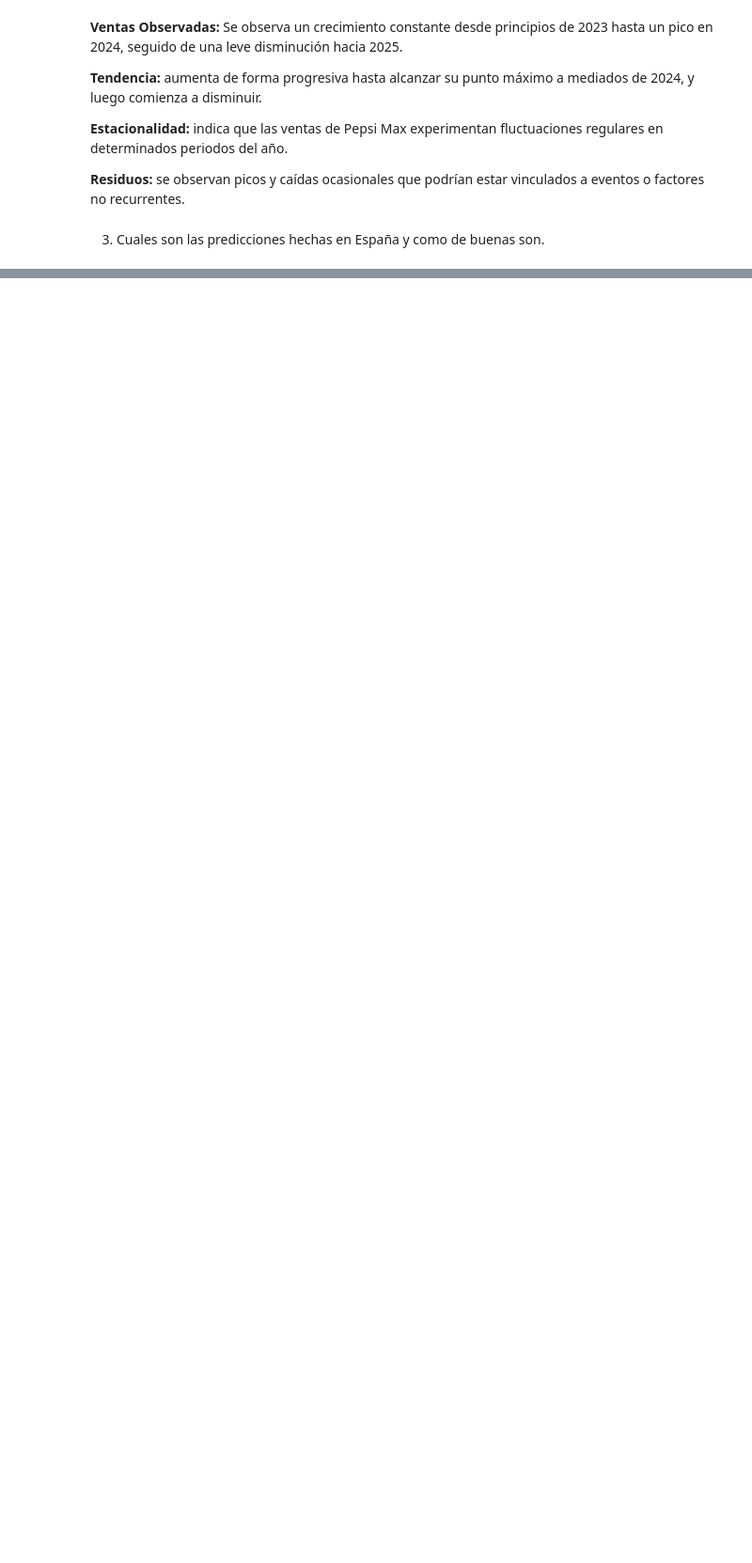
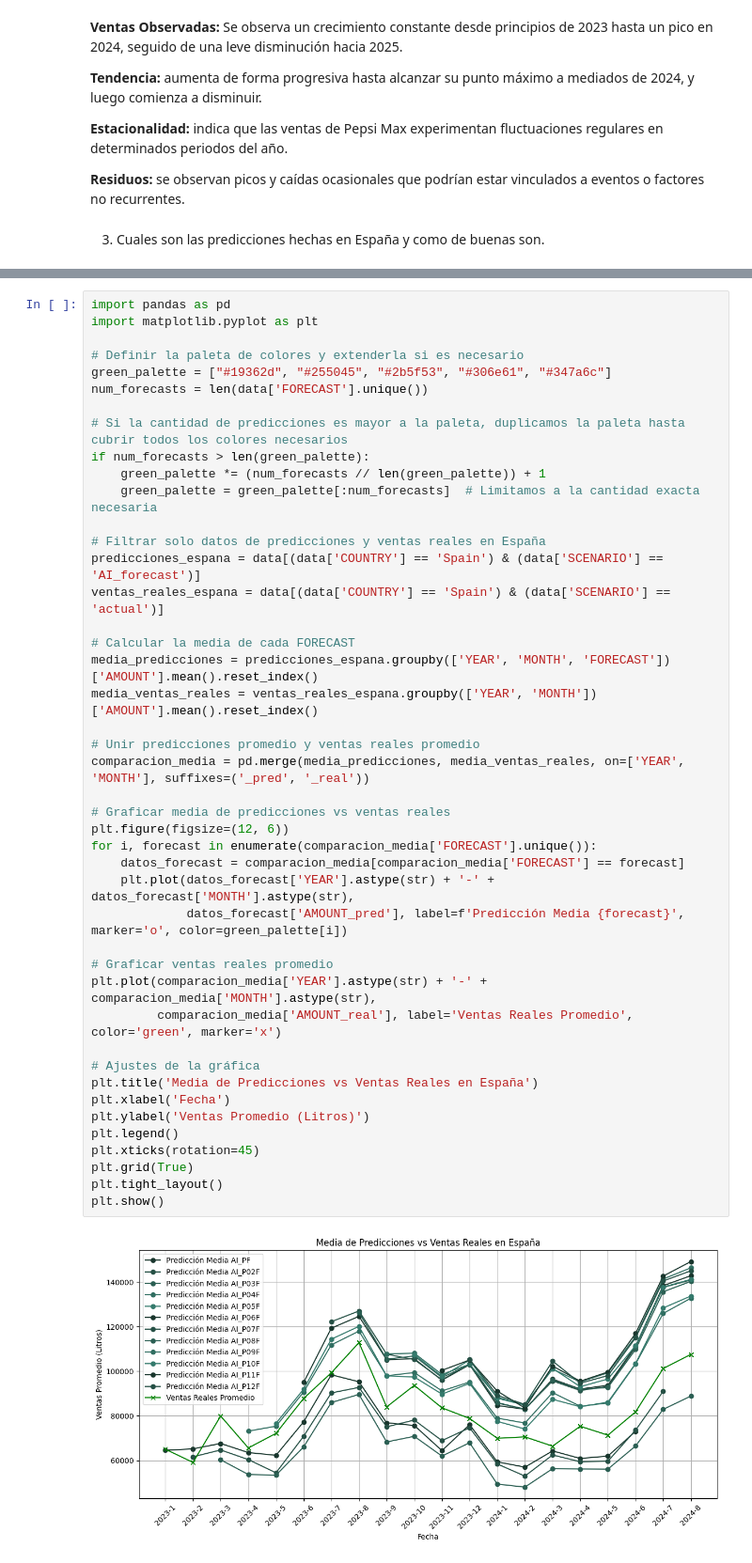
Before and after one commit to JaimeTorio/UFV_Visualizacion, a Jupyter notebook: Ejercicios de clase/ Clase2b.ipynb, the cells around one changed output, grey strips where cells are left out. Shown: that part at 94% size. Saved outputs shown, nothing was run; the diff lists cells and outputs as text; blank space fills up the shorter version.

```diff
--- a/Ejercicios de clase/ Clase2b.ipynb
+++ b/Ejercicios de clase/ Clase2b.ipynb
@@ -373,0 +342,46 @@ plt.show()
+# %%
+import pandas as pd
+import matplotlib.pyplot as plt
+
+# Definir la paleta de colores y extenderla si es necesario
+green_palette = ["#19362d", "#255045", "#2b5f53", "#306e61", "#347a6c"]
+num_forecasts = len(data['FORECAST'].unique())
+
+# Si la cantidad de predicciones es mayor a la paleta, duplicamos la paleta hasta cubrir todos los colores necesarios
+if num_forecasts > len(green_palette):
+    green_palette *= (num_forecasts // len(green_palette)) + 1
+    green_palette = green_palette[:num_forecasts]  # Limitamos a la cantidad exacta necesaria
+
+# Filtrar solo datos de predicciones y ventas reales en España
+predicciones_espana = data[(data['COUNTRY'] == 'Spain') & (data['SCENARIO'] == 'AI_forecast')]
+ventas_reales_espana = data[(data['COUNTRY'] == 'Spain') & (data['SCENARIO'] == 'actual')]
+
+# Calcular la media de cada FORECAST
+media_predicciones = predicciones_espana.groupby(['YEAR', 'MONTH', 'FORECAST'])['AMOUNT'].mean().reset_index()
+media_ventas_reales = ventas_reales_espana.groupby(['YEAR', 'MONTH'])['AMOUNT'].mean().reset_index()
+
+# Unir predicciones promedio y ventas reales promedio
+comparacion_media = pd.merge(media_predicciones, media_ventas_reales, on=['YEAR', 'MONTH'], suffixes=('_pred', '_real'))
+
+# Graficar media de predicciones vs ventas reales
+plt.figure(figsize=(12, 6))
+for i, forecast in enumerate(comparacion_media['FORECAST'].unique()):
+    datos_forecast = comparacion_media[comparacion_media['FORECAST'] == forecast]
+    plt.plot(datos_forecast['YEAR'].astype(str) + '-' + datos_forecast['MONTH'].astype(str),
+             datos_forecast['AMOUNT_pred'], label=f'Predicción Media {forecast}', marker='o', color=green_palette[i])
+
+# Graficar ventas reales promedio
+plt.plot(comparacion_media['YEAR'].astype(str) + '-' + comparacion_media['MONTH'].astype(str),
+         comparacion_media['AMOUNT_real'], label='Ventas Reales Promedio', color='green', marker='x')
+
+# Ajustes de la gráfica
+plt.title('Media de Predicciones vs Ventas Reales en España')
+plt.xlabel('Fecha')
+plt.ylabel('Ventas Promedio (Litros)')
+plt.legend()
+plt.xticks(rotation=45)
+plt.grid(True)
+plt.tight_layout()
+plt.show()
+# %% [output]
+[figure, added]
```
Also changed, not shown: parts of 1 cell of this notebook.
